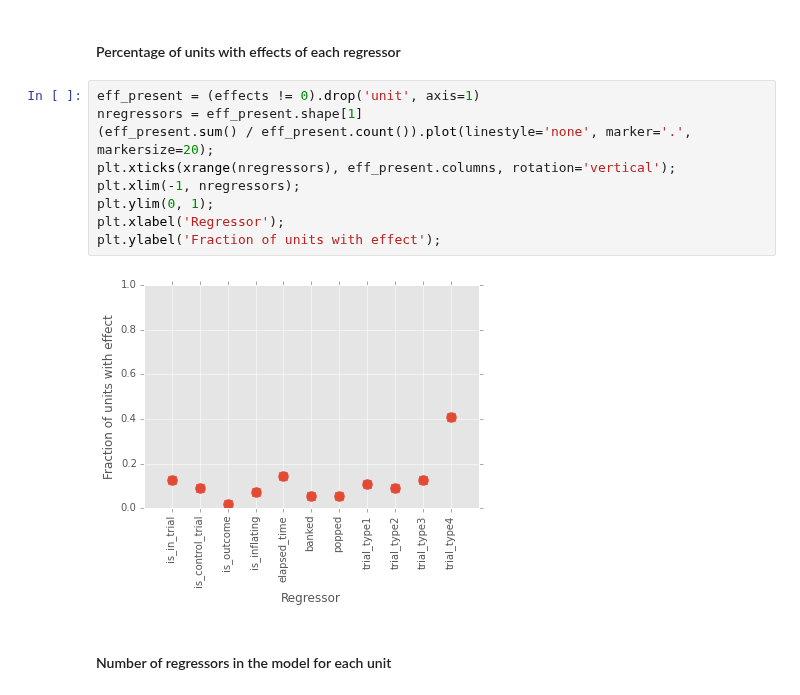
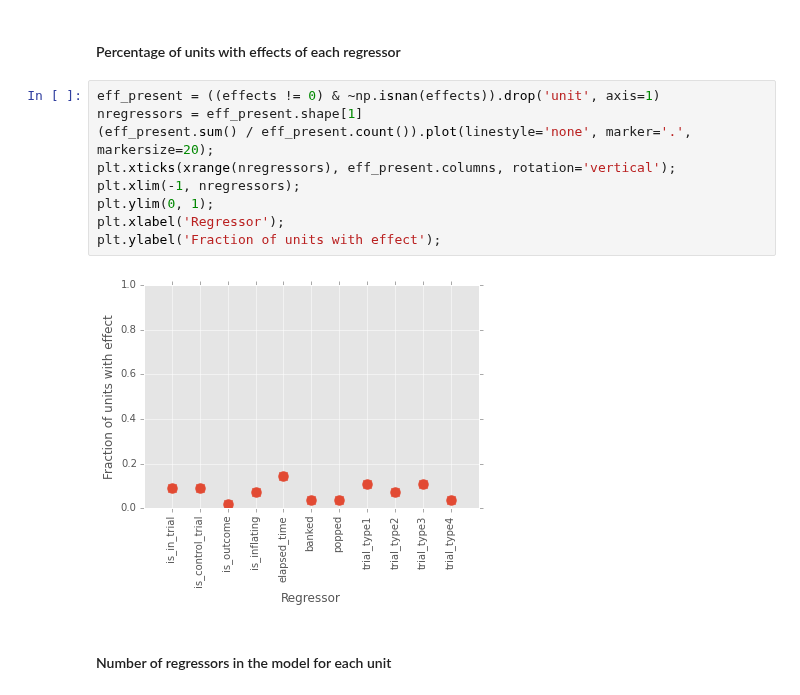
Before and after one commit to jmxpearson/hephys, a Jupyter notebook: bartc/spike_analysis_scratch.ipynb, the cells around one changed output. Cells and saved outputs as stored; diff of their text form.

```diff
--- a/bartc/spike_analysis_scratch.ipynb
+++ b/bartc/spike_analysis_scratch.ipynb
@@ -110,16 +113,16 @@ effects = pd.DataFrame(effects)
 # %% [markdown]
 #### Percentage of units with effects of each regressor
 # %%
-eff_present = (effects != 0).drop('unit', axis=1)
+eff_present = ((effects != 0) & ~np.isnan(effects)).drop('unit', axis=1)
 nregressors = eff_present.shape[1]
 (eff_present.sum() / eff_present.count()).plot(linestyle='none', marker='.', markersize=20);
 plt.xticks(xrange(nregressors), eff_present.columns, rotation='vertical');
 plt.xlim(-1, nregressors);
 plt.ylim(0, 1);
 plt.xlabel('Regressor');
 plt.ylabel('Fraction of units with effect');
 # %% [output]
-[figure, old version]
+[figure, new version]
 # %% [markdown]
 #### Number of regressors in the model for each unit
 # %%
```
Also changed, not shown: parts of 9 cells of this notebook.
